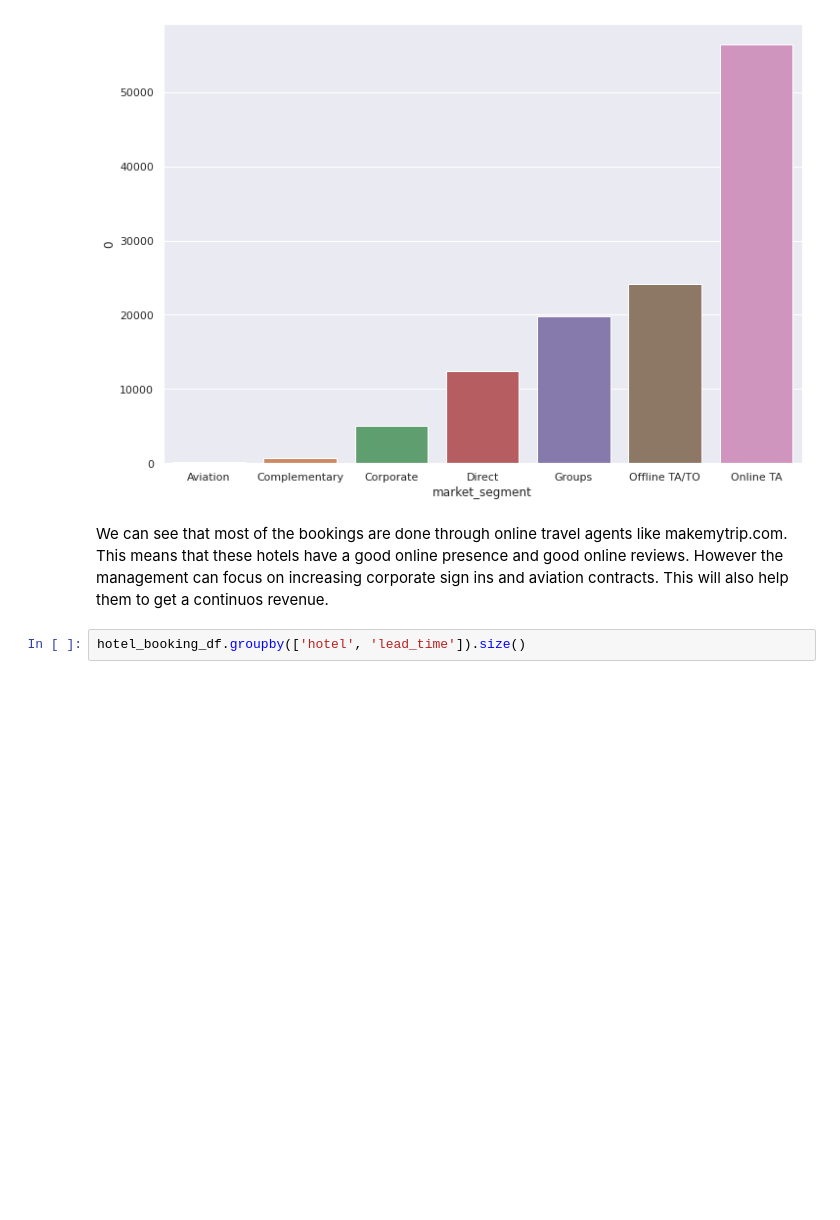
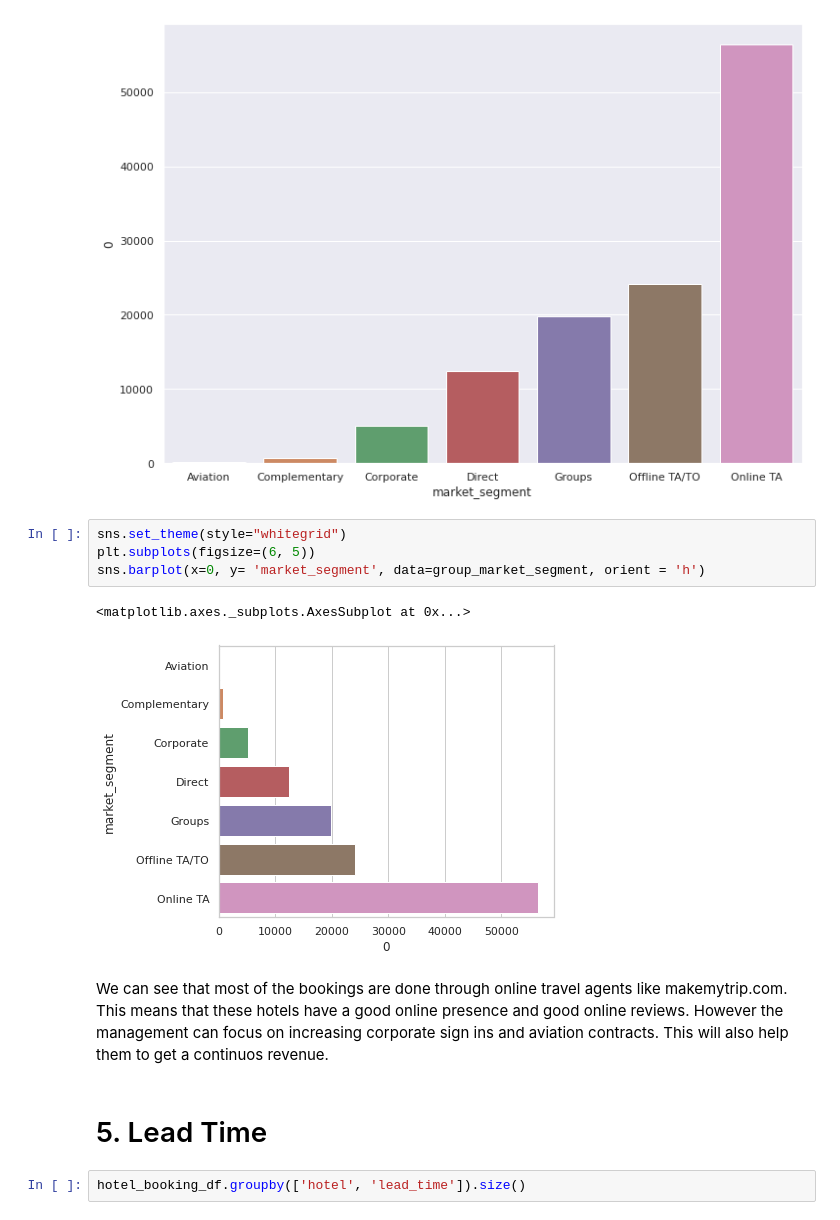
Before and after one commit to manm0han/hotel-booking-eda, a Jupyter notebook: Manmohan_Madhu_Hotel_Booking_Analysis_Capstone_Project.ipynb, the cells around one changed output. Drawn from its saved outputs; the diff is of its cells as text; blank space fills up the shorter version.

```diff
--- a/Manmohan_Madhu_Hotel_Booking_Analysis_Capstone_Project.ipynb
+++ b/Manmohan_Madhu_Hotel_Booking_Analysis_Capstone_Project.ipynb
@@ -408,8 +416,17 @@ sns.barplot(data = group_market_segment, x = 'market_segment', y = 0 )
 # %% [output]
 <matplotlib.axes._subplots.AxesSubplot at 0x...>
 [figure]
+# %%
+sns.set_theme(style="whitegrid")
+plt.subplots(figsize=(6, 5))
+sns.barplot(x=0, y= 'market_segment', data=group_market_segment, orient = 'h')
+# %% [output]
+<matplotlib.axes._subplots.AxesSubplot at 0x...>
+[figure, added]
 # %% [markdown]
 We can see that most of the bookings are done through online travel agents like makemytrip.com. This means that these hotels have a good online presence and good online reviews. However the management can focus on increasing corporate sign ins and aviation contracts. This will also help them to get a continuos revenue.
+# %% [markdown]
+# 5. Lead Time
 # %%
 hotel_booking_df.groupby(['hotel', 'lead_time']).size()
 # %% [output]
```
Also changed, not shown: parts of 6 cells of this notebook.
